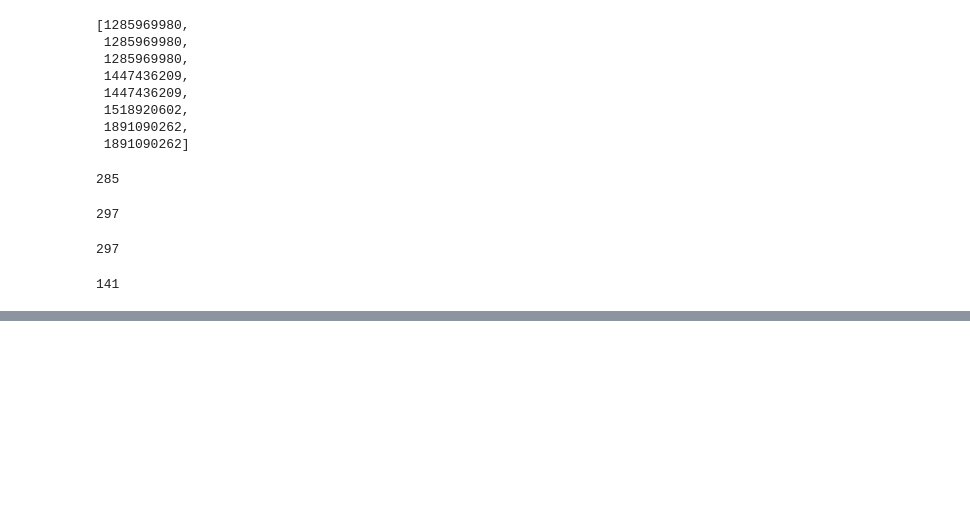
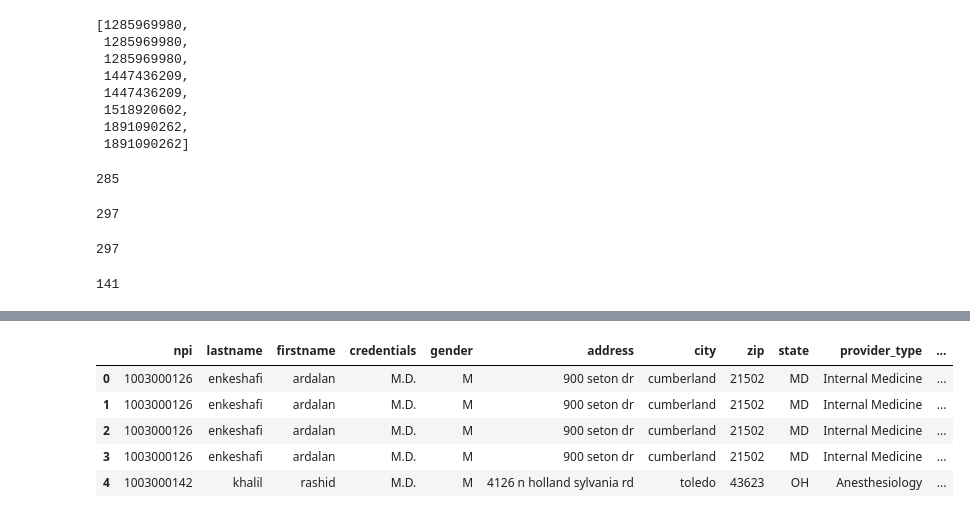
Before and after one commit to radsn/Medicare_anomaly_detection, a Jupyter notebook: Rads_combo_top10hcpcs_w_labels.ipynb, the cells around one changed output, grey strips where cells are left out. Saved outputs shown, nothing was run; the diff lists cells and outputs as text; code cells hidden in the pictures; blank space fills up the shorter version.

```diff
--- a/Rads_combinedfile_top10hcpcs_plus_labels.ipynb
+++ b/Rads_combo_top10hcpcs_w_labels.ipynb
@@ -557 +577,14 @@ combo.head()
+# %%
+cols = ['lastname', 'firstname', 'address', 'city']
+for col in cols:
+    combo[col] = combo[col].str.lower()
+# %%
+combo.head()
+# %% [output]
+|  | npi | lastname | firstname | credentials | gender | address | city | zip | state | provider_type | ... |
+| 0 | 1003000126 | enkeshafi | ardalan | M.D. | M | 900 seton dr | cumberland | 21502 | MD | Internal Medicine | ... |
+| 1 | 1003000126 | enkeshafi | ardalan | M.D. | M | 900 seton dr | cumberland | 21502 | MD | Internal Medicine | ... |
+| 2 | 1003000126 | enkeshafi | ardalan | M.D. | M | 900 seton dr | cumberland | 21502 | MD | Internal Medicine | ... |
+| 3 | 1003000126 | enkeshafi | ardalan | M.D. | M | 900 seton dr | cumberland | 21502 | MD | Internal Medicine | ... |
+| 4 | 1003000142 | khalil | rashid | M.D. | M | 4126 n holland sylvania rd | toledo | 43623 | OH | Anesthesiology | ... |
 # %%
```
Also changed, not shown: parts of 2 cells of this notebook, 3 other files.
